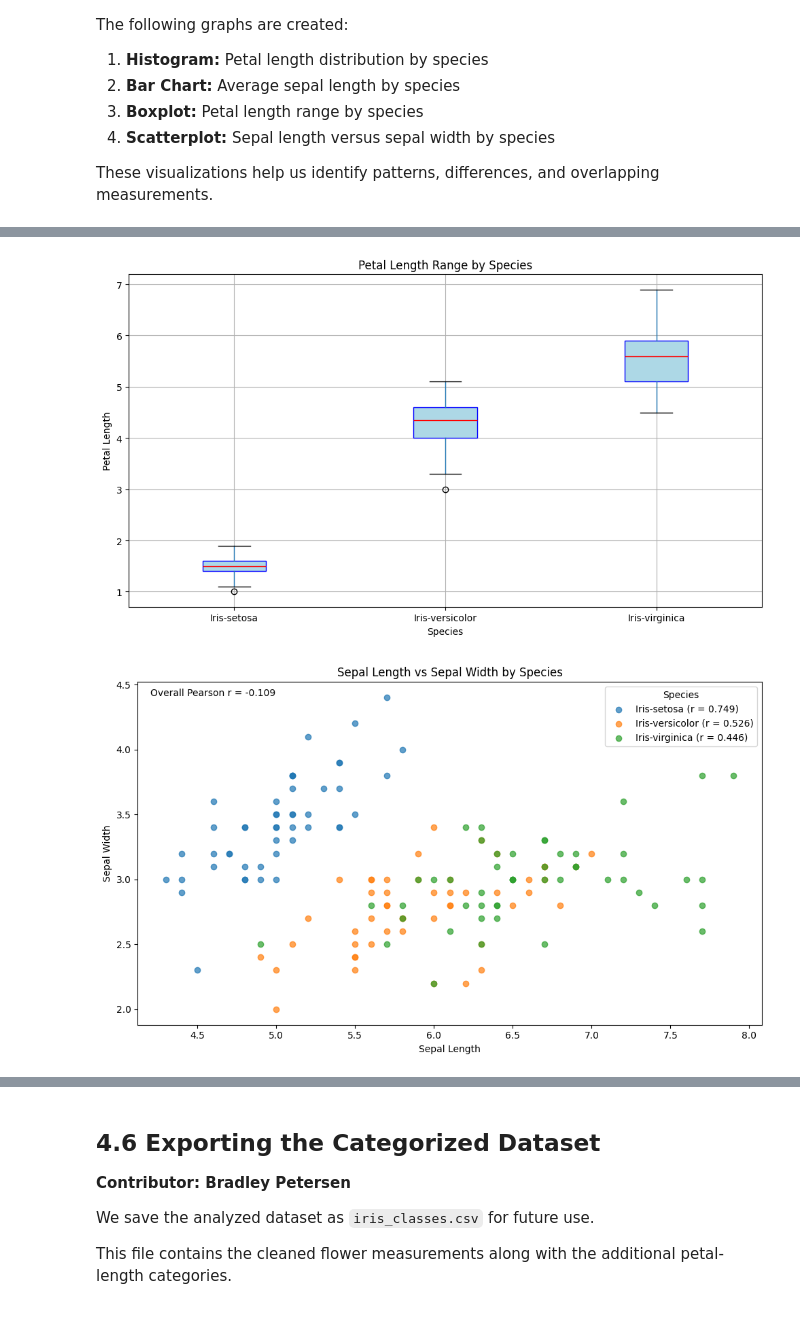
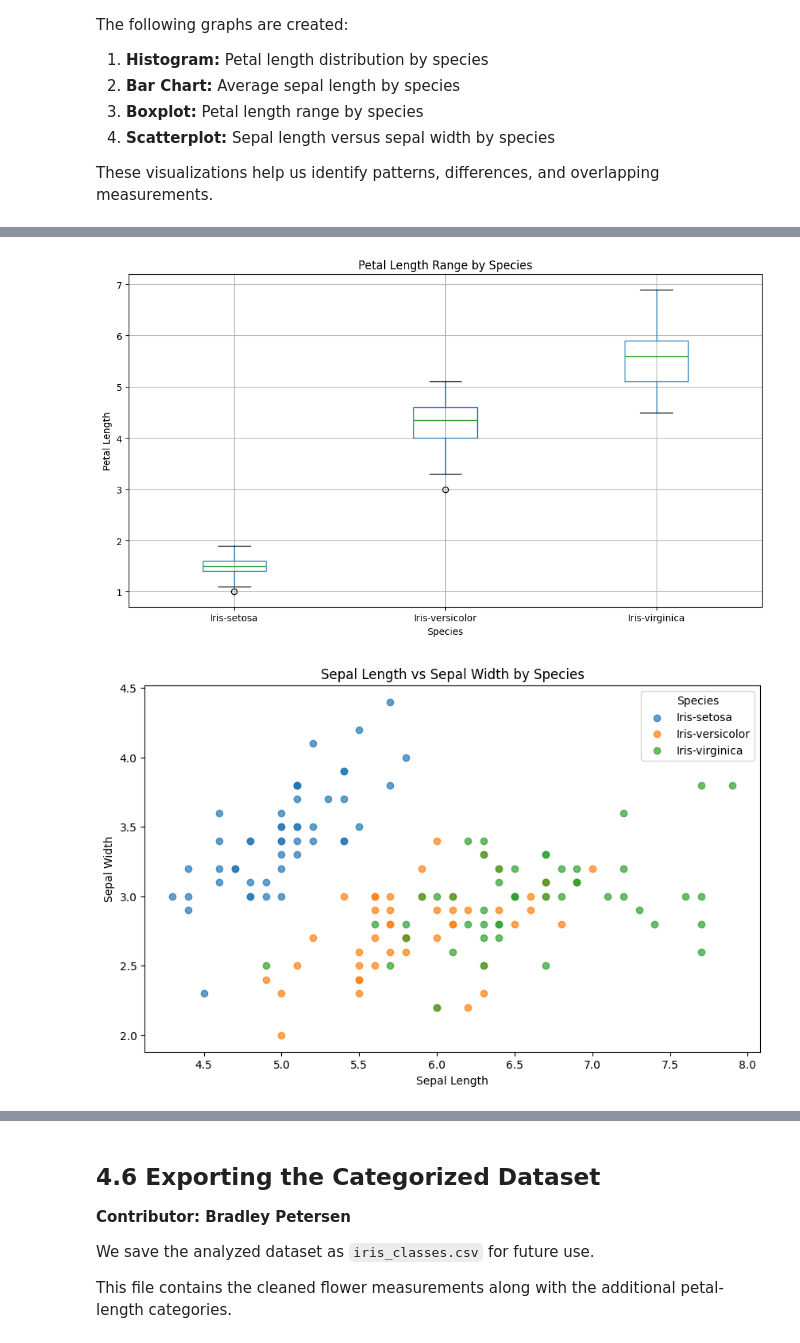
Before and after one commit to ReflexAngle/CIS502AssignmentOne, a Jupyter notebook: pythonFiles/old_python_files/Iris_Project_Phases 1_2_3_4_5.ipynb, the cells around one changed output, grey strips where cells are left out. Drawn from its saved outputs; the diff is of its cells as text; code cells hidden in the pictures.

```diff
--- a/pythonFiles/old_python_files/Iris_Project_Phases 1_2_3_4_5.ipynb
+++ b/pythonFiles/old_python_files/Iris_Project_Phases 1_2_3_4_5.ipynb
@@ -544,56 +600,38 @@ plt.show()
 # Compare average sepal length in a separate chart.
 mean_sepal_length = df.groupby("species")["sepal_length"].mean()
 fig, ax = plt.subplots(figsize=(10, 6))
 mean_sepal_length.plot(kind="bar", ax=ax)
 ax.set_title("Average Sepal Length by Species")
 ax.set_xlabel("Species")
 ax.set_ylabel("Average Sepal Length")
 fig.tight_layout()
 plt.show()
 
 # Compare petal-length ranges with a separate boxplot.
 fig, ax = plt.subplots(figsize=(10, 6))
-df.boxplot(column="petal_length", by="species", ax=ax,
-grid=True, patch_artist=True, boxprops=dict(facecolor='lightblue', color='blue'), medianprops=dict(color='red'))
+df.boxplot(column="petal_length", by="species", ax=ax)
 ax.set_title("Petal Length Range by Species")
 ax.set_xlabel("Species")
 ax.set_ylabel("Petal Length")
-# add colrs
 fig.suptitle("")
 fig.tight_layout()
 plt.show()
 
-# Scatter plot of sepal length and width with Pearson's r per species.
+# scatter plot to visualize the relationship between sepal length and petal length, colored by species.
 fig, ax = plt.subplots(figsize=(10, 6))
 for species in df["species"].unique():
     subset = df[df["species"] == species]
-    r = subset["sepal_length"].corr(subset["sepal_width"])
-    ax.scatter(
-        subset["sepal_length"],
-        subset["sepal_width"],
-        label=f"{species} (r = {r:.3f})",
-        alpha=0.7,
-    )
-
-overall_r = df["sepal_length"].corr(df["sepal_width"])
-ax.text(
-    0.02,
-    0.98,
-    f"Overall Pearson r = {overall_r:.3f}",
-    transform=ax.transAxes,
-    va="top",
-)
+    ax.scatter(subset["sepal_length"], subset["sepal_width"], label=species, alpha=0.7)
 ax.set_xlabel("Sepal Length")
 ax.set_ylabel("Sepal Width")
 ax.set_title("Sepal Length vs Sepal Width by Species")
 ax.legend(title="Species")
-fig.tight_layout()
 plt.show()
 # %% [output]
 [figure]
 [figure]
-[figure, old version]
+[figure, new version]
-[figure, old version]
+[figure, new version]
 # %% [markdown]
 ## 4.5 Data Analysis
 **Contributor: Bradley Petersen**
```
Also changed, not shown: parts of 13 cells of this notebook, 10 other files.
